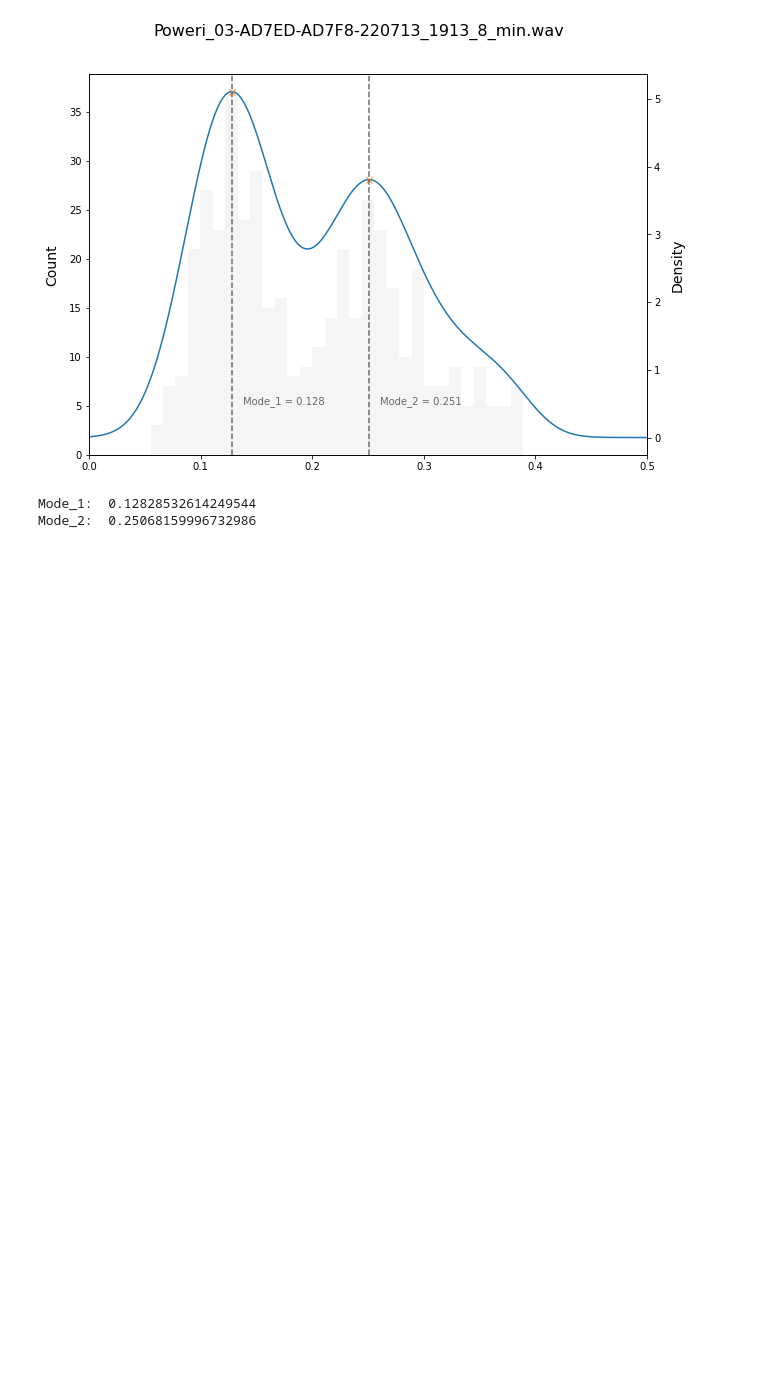
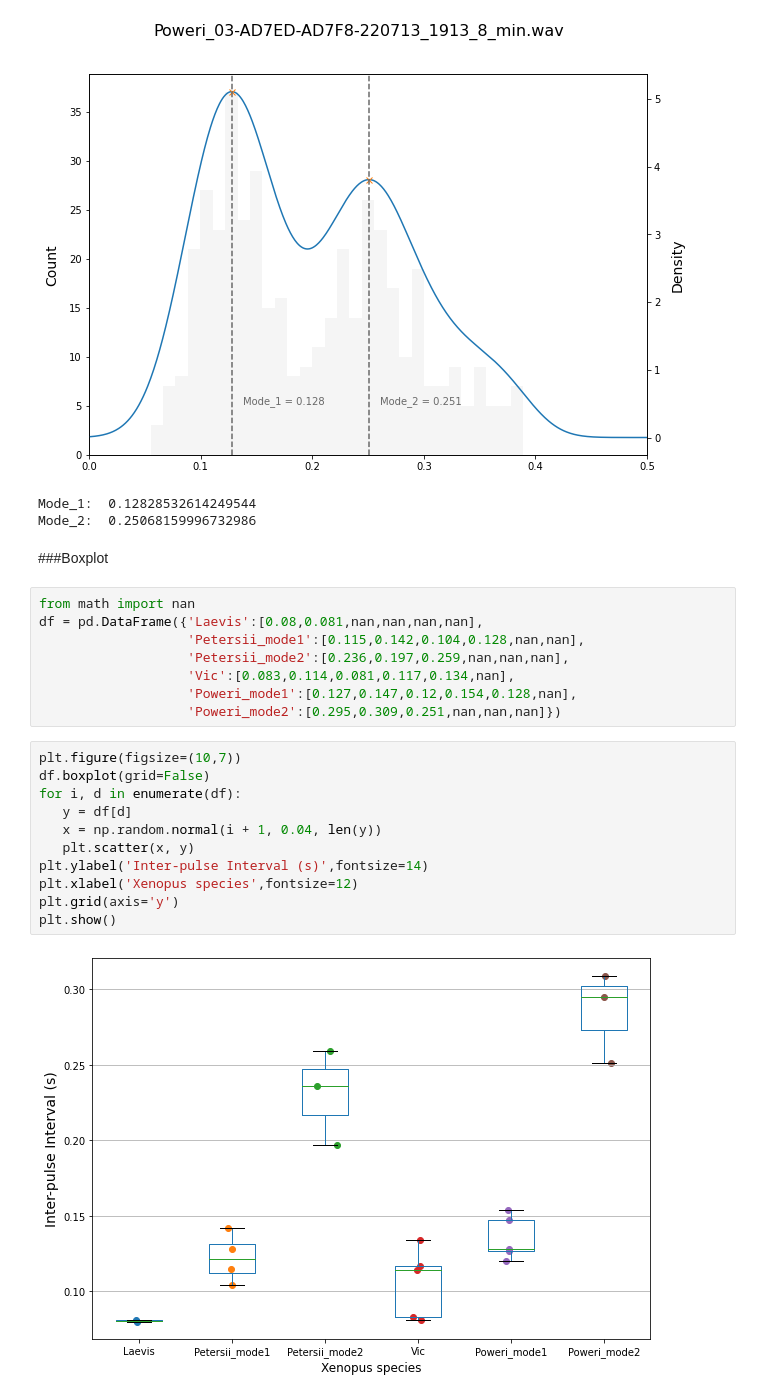
Before and after one commit to james-bole-pan/Xenopus_signal_processing, a Jupyter notebook: Side_Objective_IPI_female_bimodal_separation.ipynb, the cells around one changed output. Saved outputs shown, nothing was run; the diff lists cells and outputs as text; blank space fills up the shorter version.

Commit message:
Added boxplot

```diff
--- a/Side_Objective_IPI_female_bimodal_separation.ipynb
+++ b/Side_Objective_IPI_female_bimodal_separation.ipynb
@@ -1077,3 +1077,26 @@ print("Mode_2: ", Mode_2)
 [figure]
 Mode_1:  0.12828532614249544
 Mode_2:  0.25068159996732986
+# %% [markdown]
+###Boxplot
+# %%
+from math import nan
+df = pd.DataFrame({'Laevis':[0.08,0.081,nan,nan,nan,nan],
+                   'Petersii_mode1':[0.115,0.142,0.104,0.128,nan,nan],
+                   'Petersii_mode2':[0.236,0.197,0.259,nan,nan,nan],
+                   'Vic':[0.083,0.114,0.081,0.117,0.134,nan],
+                   'Poweri_mode1':[0.127,0.147,0.12,0.154,0.128,nan],
+                   'Poweri_mode2':[0.295,0.309,0.251,nan,nan,nan]})
+# %%
+plt.figure(figsize=(10,7))
+df.boxplot(grid=False)
+for i, d in enumerate(df):
+   y = df[d]
+   x = np.random.normal(i + 1, 0.04, len(y))
+   plt.scatter(x, y)
+plt.ylabel('Inter-pulse Interval (s)',fontsize=14)
+plt.xlabel('Xenopus species',fontsize=12)
+plt.grid(axis='y')
+plt.show()
+# %% [output]
+[figure, added]
```
